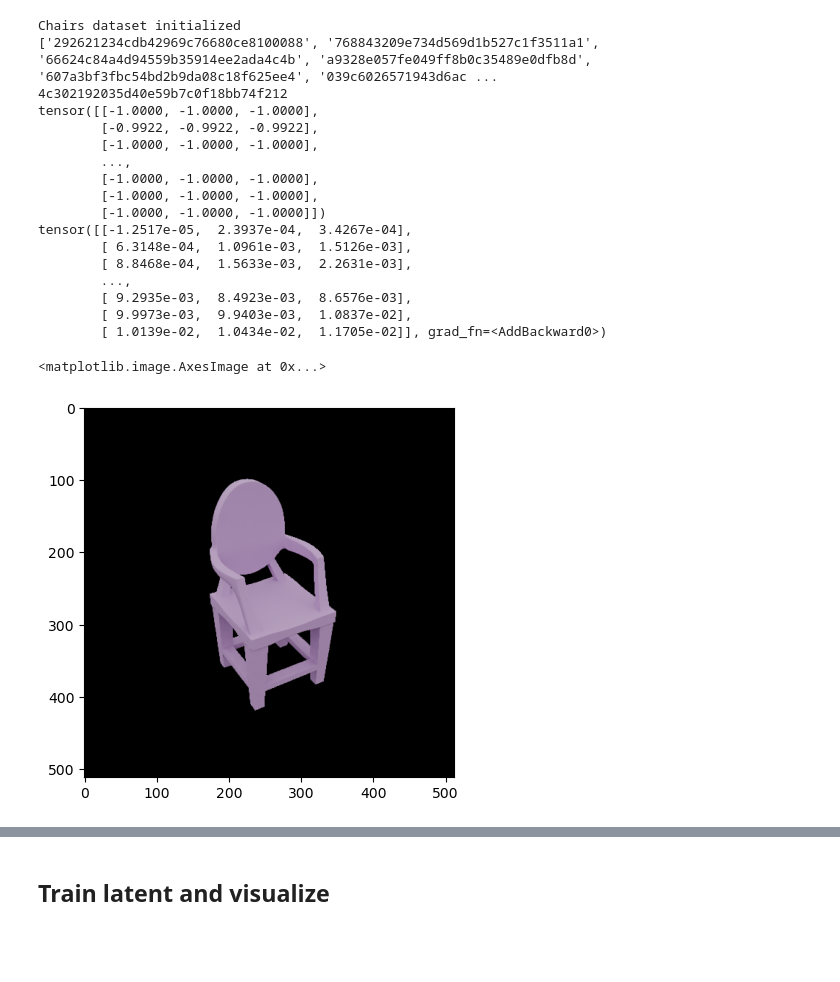
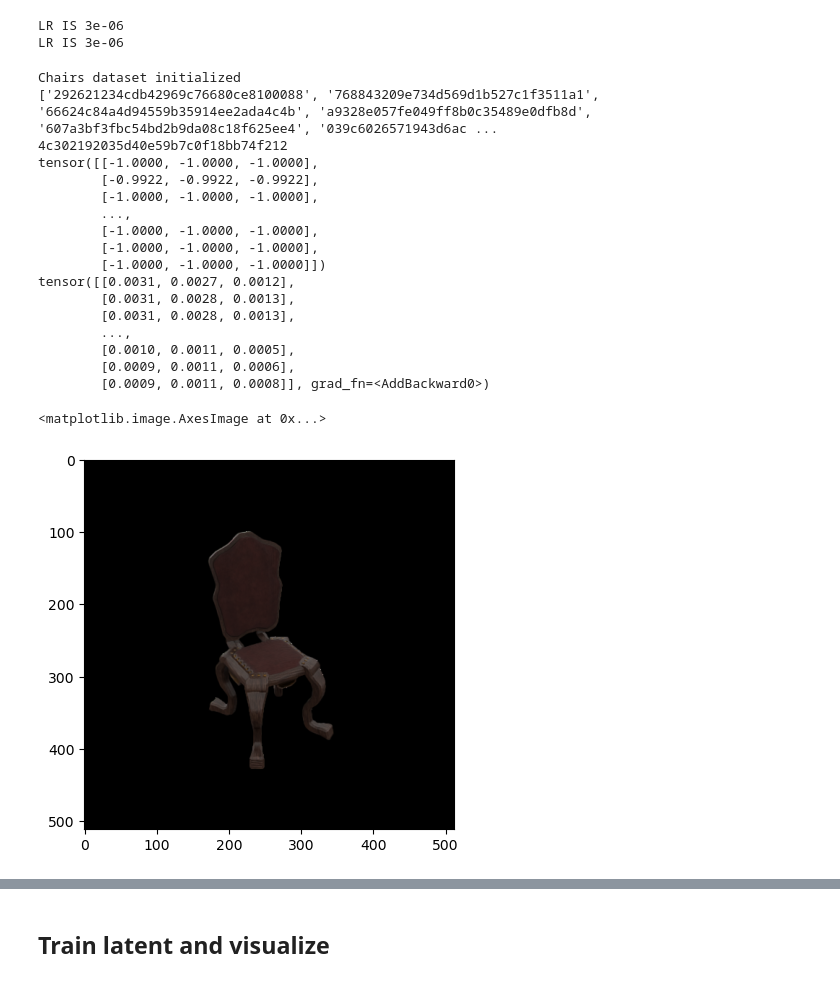
Before and after one commit to royvelich/functa, a Jupyter notebook: visualization.ipynb, the cells around one changed output, grey strips where cells are left out. Drawn from its saved outputs; the diff is of its cells as text; code cells hidden in the pictures; blank space fills up the shorter version.

```diff
--- a/visualization.ipynb
+++ b/visualization.ipynb
@@ -10,8 +10,11 @@ import pytorch_lightning as pl
 model = ModulatedSirenModel(in_features=2, hidden_features=256, hidden_layers=2, out_features=3, outermost_linear=True, first_omega_0=30, hidden_omega_0=30.)
 
 # Load the checkpoint
-checkpoint_path = "checkpoints/fully_fledged_meta_learning_4_gpu/last.ckpt"
+checkpoint_path = "checkpoints/all_chairs_fully_fledged_meta_learning/last.ckpt"
 model = model.load_from_checkpoint(checkpoint_path, in_features=2, hidden_features=256, hidden_layers=10, out_features=3, outermost_linear=True, first_omega_0=30, hidden_omega_0=30.)
+# %% [output]
+LR IS 3e-06
+LR IS 3e-06
 # %%
 import torch
 import numpy as np
@@ -23,45 +26,45 @@ from PIL import Image
 # Define the grid
 chairs = ChairsDatamodule("/home/arkadi.piven/Code/functa/rendered/chair", 1)
 transform = T.ToPILImage()
-coords, pixels = chairs.train_dataset[6]
+coords, pixels = chairs.train_dataset[345]
 print(chairs.train_dataset.get_chair_name_by_idx(6))
 coords = get_mgrid(512, 2)
 print(pixels)
 pixels = pixels * 0.5 + 0.5
 # # Pass the coordinates through the model
 output = model(coords)
 output = output * 0.5 + 0.5
 print(output)
 
 
 # Reshape the output to (512, 512, 3)
 # print(output.shape)
 
 # # Plot the image
 
 plt.imshow(pixels.view(512,512,3).detach().numpy())
 
 # plt.show()
 # %% [output]
 Chairs dataset initialized
 ['292621234cdb42969c76680ce8100088', '768843209e734d569d1b527c1f3511a1', '66624c84a4d94559b35914ee2ada4c4b', 'a9328e057fe049ff8b0c35489e0dfb8d', '607a3bf3fbc54bd2b9da08c18f625ee4', '039c6026571943d6ac ...
 4c302192035d40e59b7c0f18bb74f212
 tensor([[-1.0000, -1.0000, -1.0000],
         [-0.9922, -0.9922, -0.9922],
         [-1.0000, -1.0000, -1.0000],
         ...,
         [-1.0000, -1.0000, -1.0000],
         [-1.0000, -1.0000, -1.0000],
         [-1.0000, -1.0000, -1.0000]])
-tensor([[-1.2517e-05,  2.3937e-04,  3.4267e-04],
-        [ 6.3148e-04,  1.0961e-03,  1.5126e-03],
-        [ 8.8468e-04,  1.5633e-03,  2.2631e-03],
+tensor([[0.0031, 0.0027, 0.0012],
+        [0.0031, 0.0028, 0.0013],
+        [0.0031, 0.0028, 0.0013],
         ...,
-        [ 9.2935e-03,  8.4923e-03,  8.6576e-03],
-        [ 9.9973e-03,  9.9403e-03,  1.0837e-02],
-        [ 1.0139e-02,  1.0434e-02,  1.1705e-02]], grad_fn=<AddBackward0>)
+        [0.0010, 0.0011, 0.0005],
+        [0.0009, 0.0011, 0.0006],
+        [0.0009, 0.0011, 0.0008]], grad_fn=<AddBackward0>)
 <matplotlib.image.AxesImage at 0x...>
-[figure, old version]
+[figure, new version]
 # %%
 # Output base weights
 plt.imshow(output.view(512,512,3).detach().numpy())
```
Also changed, not shown: parts of 2 cells of this notebook, 3 other files.
